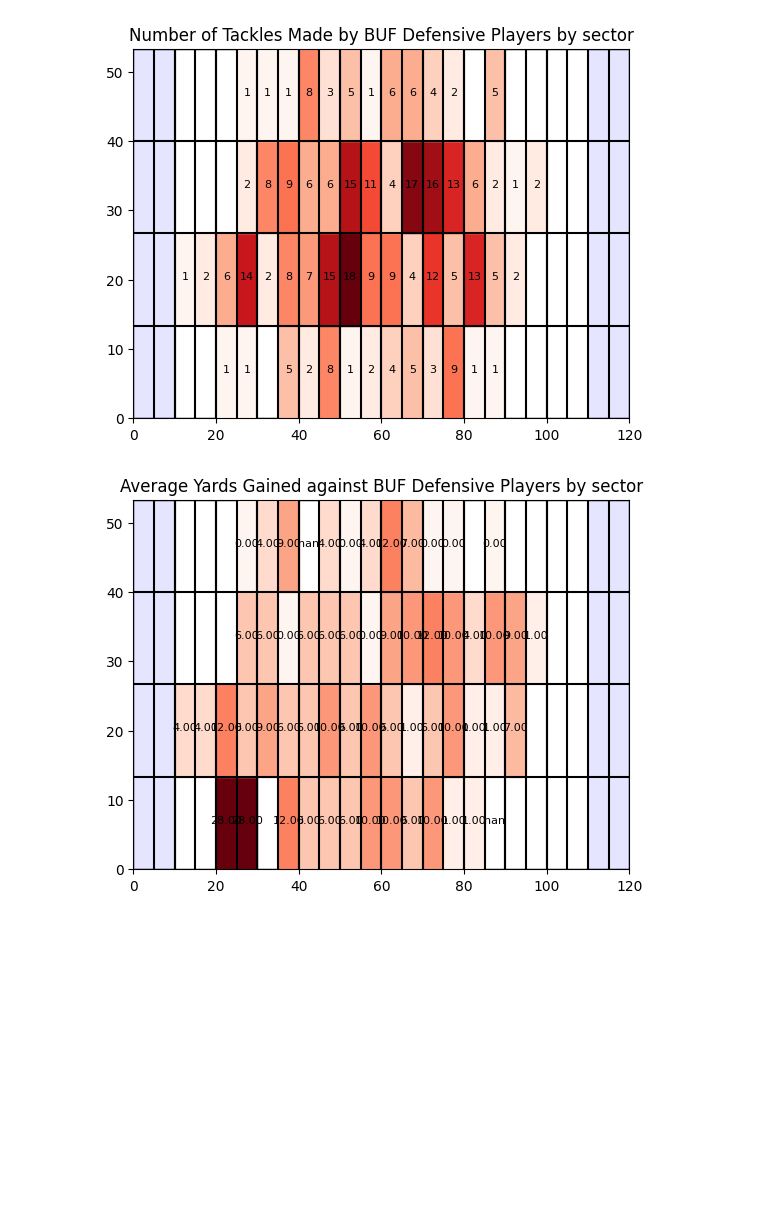
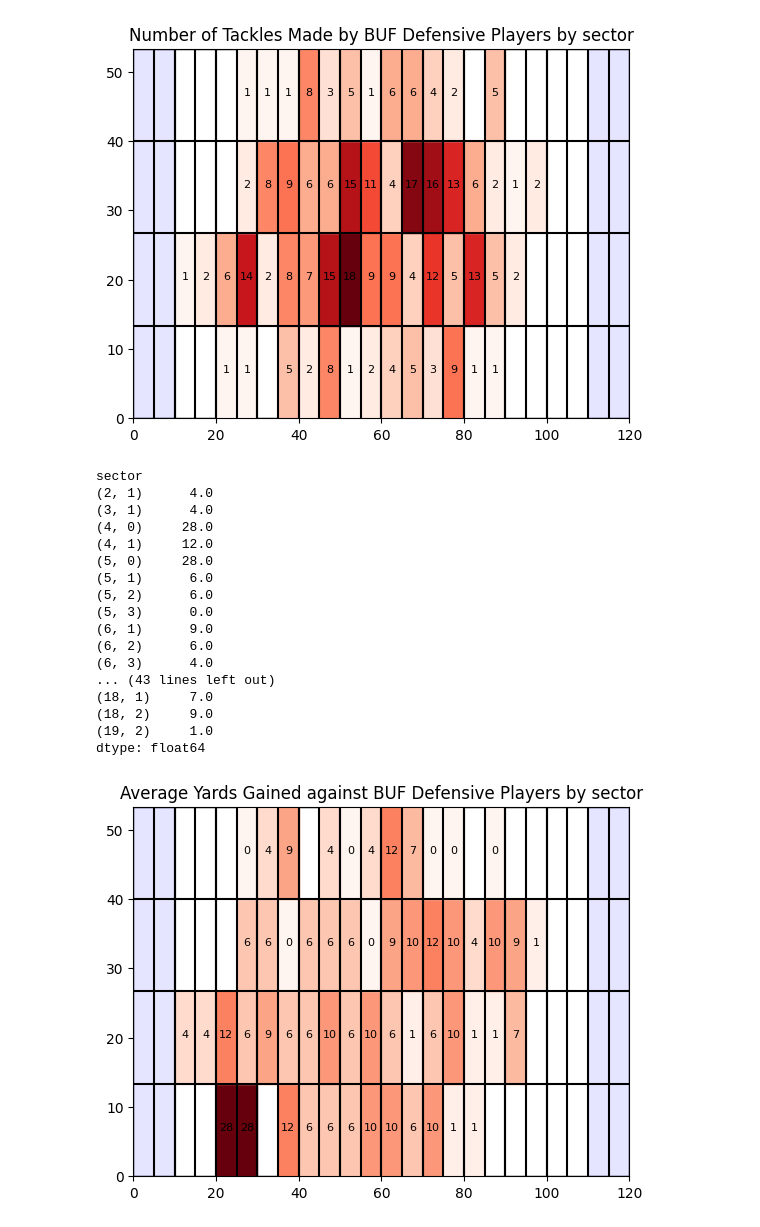
Before and after one commit to Calcula-LLC/NFL-Big-Data-Bowl-2025, a Jupyter notebook: isolated_weakness.ipynb, the cells around one changed output. Drawn from its saved outputs; the diff is of its cells as text; code cells hidden in the pictures; blank space fills up the shorter version.

```diff
--- a/isolated_weakness.ipynb
+++ b/isolated_weakness.ipynb
@@ -115,6 +117,10 @@ defensive_sector_count = bills_defensive_tracking1.groupby('sector').size()
 
 # Normalize the counts to range between 0 and 1
 norm = plt.Normalize(defensive_sector_count.min(), defensive_sector_count.max())
+
+# show background of football field
+# img = mpimg.imread('football_field.png')
+# plt.imshow(img, zorder=0, extent=[0, 120, 0, 53.3])
 
 # Create a football field
 fig, ax = plt.subplots()
@@ -144,7 +150,7 @@ for sector, count in defensive_sector_count.items():
     y = sector[1] * 13.325
     color = cmap(norm(count))  # Get color based on normalized count
     ax.add_patch(patches.Rectangle((x, y), 5, 13.325, color=color))
-    ax.text(x + 2.5, y + 6.6625, str(count), color='black', fontsize=8, ha='center')
+    ax.text(x + 2.5, y + 6.6625, str(count), color='black', fontsize=8, ha='center', zorder=2)
 
 plt.title('Number of Tackles Made by BUF Defensive Players by sector')
 plt.show()
@@ -158,36 +164,54 @@ plt.show()
 defensive_sector_yards = bills_defensive_tracking1.groupby('sector').apply(lambda group: bills_defensive_plays[
     (bills_defensive_plays['gameId'] == group['gameId'].iloc[0]) &
     (bills_defensive_plays['playId'] == group['playId'].iloc[0])
 ]['yardsGained'].mean())
 
 norm = plt.Normalize(defensive_sector_yards.min(), defensive_sector_yards.max())
 
 fig, ax = plt.subplots()
 ax.set_xlim(0, 120)
 ax.set_ylim(0, 53.3)
 ax.add_patch(patches.Rectangle((0, 0), 120, 53.3, fill=False))
 
 for i in range(1, 11):
     ax.plot([10 * i, 10 * i], [0, 53.3], color='black')
 
 ax.add_patch(patches.Rectangle((0, 0), 10, 53.3, fill=True, color='blue', alpha=0.1))
 ax.add_patch(patches.Rectangle((110, 0), 10, 53.3, fill=True, color='blue', alpha=0.1))
 
 for i in range(1, 24):
     ax.plot([5 * i, 5 * i], [0, 53.3], color='black')
 
 for i in range(1, 4):
     ax.plot([0, 120], [13.325 * i, 13.325 * i], color='black')
 
 cmap = plt.cm.Reds
 for sector, yards in defensive_sector_yards.items():
-    x = sector[0] * 5
-    y = sector[1] * 13.325
-    color = cmap(norm(yards))
-    ax.add_patch(patches.Rectangle((x, y), 5, 13.325, color=color))
-    ax.text(x + 2.5, y + 6.6625, f'{yards:.2f}', color='black', fontsize=8, ha='center')
+    if not np.isnan(yards):  # Check if yards is not NaN
+        x = sector[0] * 5
+        y = sector[1] * 13.325
+        color = cmap(norm(yards))
+        ax.add_patch(patches.Rectangle((x, y), 5, 13.325, color=color))
+        ax.text(x + 2.5, y + 6.6625, f'{int(round(yards))}', color='black', fontsize=8, ha='center')
 
 plt.title('Average Yards Gained against BUF Defensive Players by sector')
 plt.show()
 # %% [output]
+sector
+(2, 1)      4.0
+(3, 1)      4.0
+(4, 0)     28.0
+(4, 1)     12.0
+(5, 0)     28.0
+(5, 1)      6.0
+(5, 2)      6.0
+(5, 3)      0.0
+(6, 1)      9.0
+(6, 2)      6.0
+(6, 3)      4.0
+... (43 lines left out)
+(18, 1)     7.0
+(18, 2)     9.0
+(19, 2)     1.0
+dtype: float64
-[figure, old version]
+[figure, new version]
```
Also changed, not shown: parts of 1 cell of this notebook, 1 other file.
